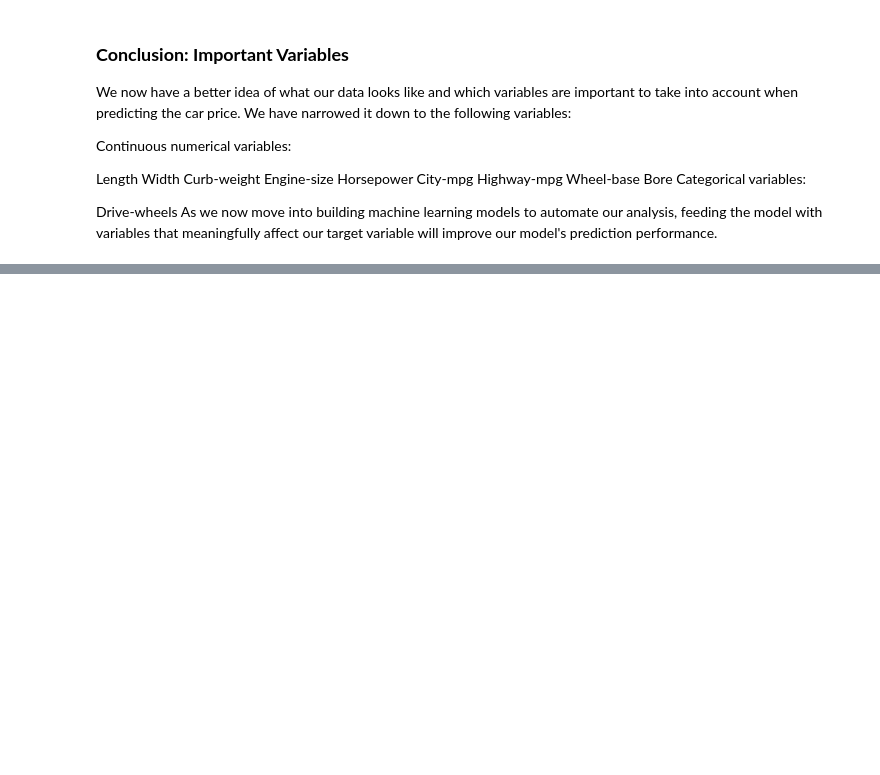
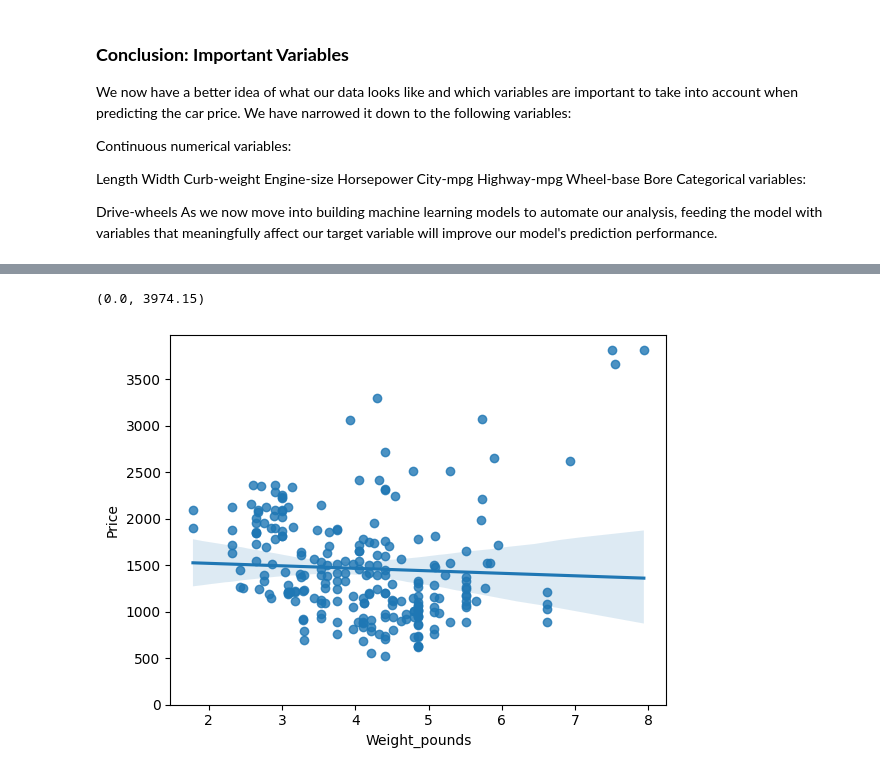
Before and after one commit to jaypay161-codealchemy/Data_Analysis_with_Python, a Jupyter notebook: Module-3.ipynb, the cells around one changed output, grey strips where cells are left out. Drawn from its saved outputs; the diff is of its cells as text; code cells hidden in the pictures; blank space fills up the shorter version.

```diff
--- a/Module-3.ipynb
+++ b/Module-3.ipynb
@@ -662,0 +744,6 @@ As we now move into building machine learning models to automate our analysis, f
+# %%
+sns.regplot(x='Weight_pounds',y='Price', data=df1)
+plt.ylim(0,)
+# %% [output]
+(0.0, 3974.15)
+[figure, added]
```
Also changed, not shown: parts of 32 cells of this notebook, 1 other file.
